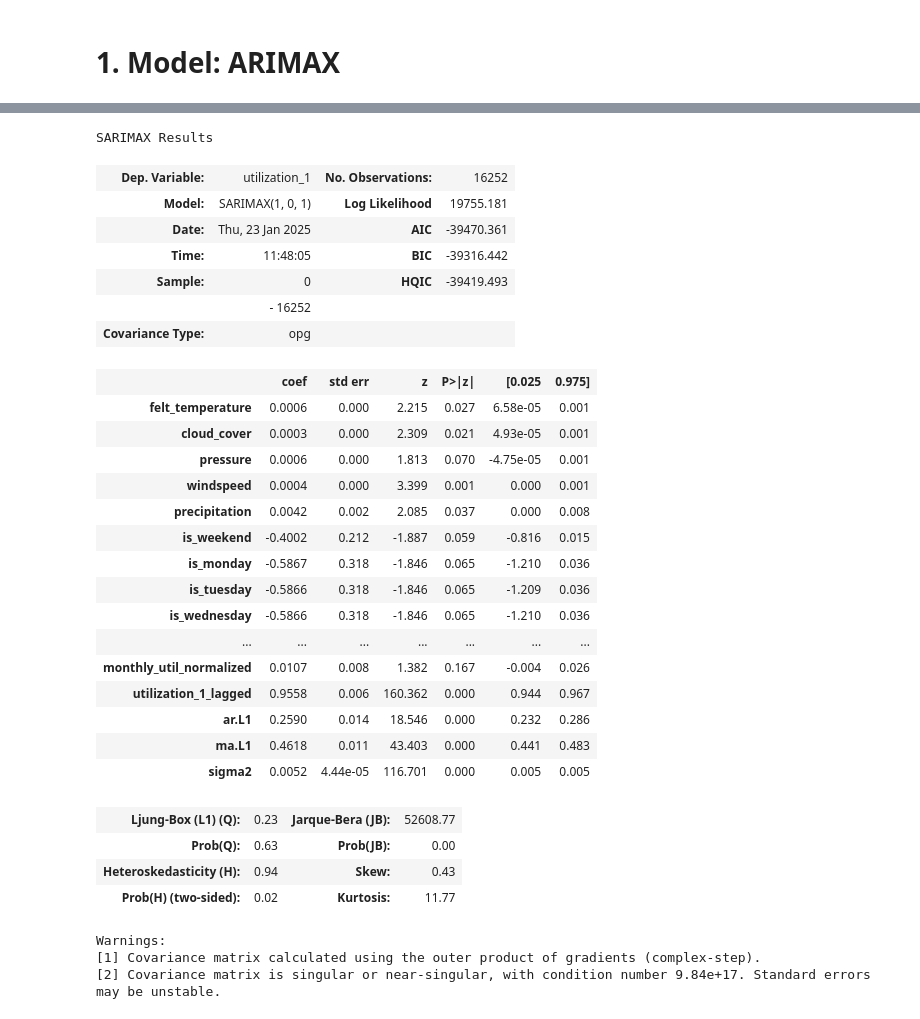
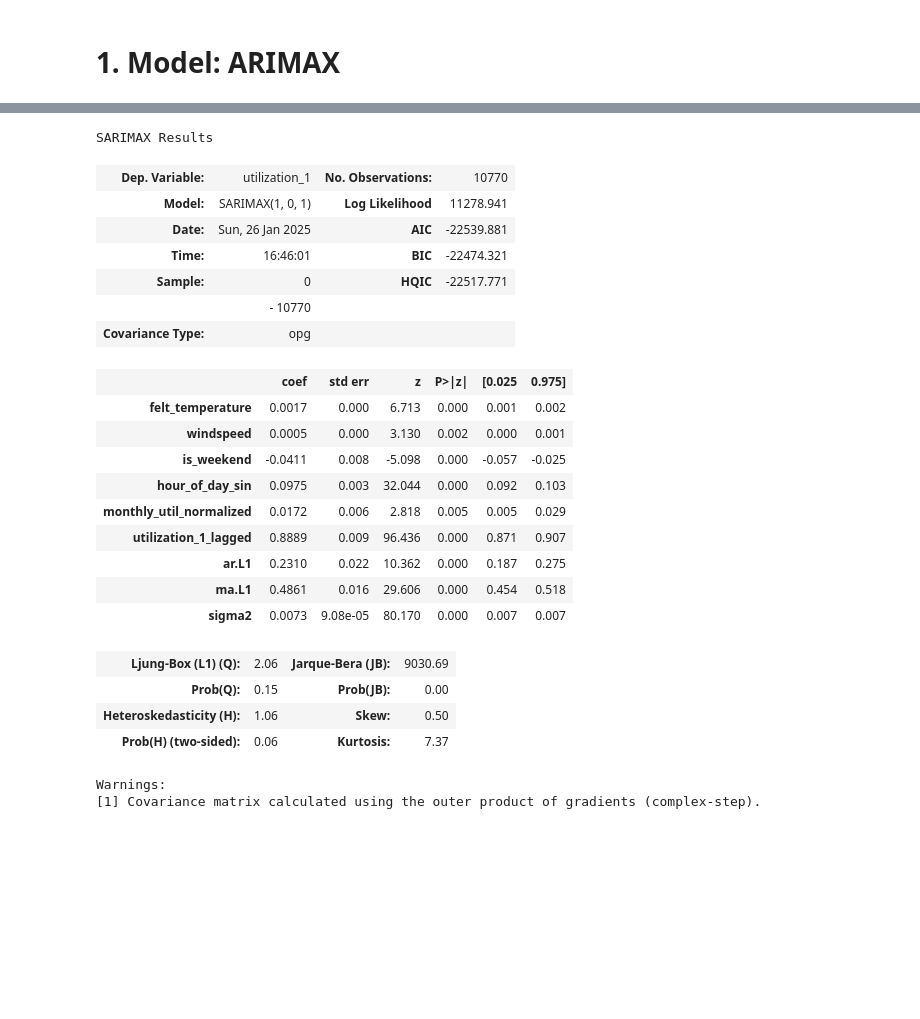
Before and after one commit to JanRkck/AA24, a Jupyter notebook: Utilization_Rate.ipynb, the cells around one changed output, grey strips where cells are left out. Saved outputs shown, nothing was run; the diff lists cells and outputs as text; code cells hidden in the pictures; blank space fills up the shorter version.

Commit message:
added models: ARIMAX and LSTM (both sites)

```diff
--- a/Utilization_Rate.ipynb
+++ b/Utilization_Rate.ipynb
@@ -421,3 +423,4 @@ def split_merged_data(merged_df):
     return utilization_1_df, utilization_2_df
 # %%
 utilization_1_df, utilization_2_df = split_merged_data(merged_df)
+utilization_1_df = utilization_1_df.reset_index(drop=True)
@@ -469,7 +472,6 @@ def add_features(df):
     monthly_avg_normalized = monthly_avg / monthly_avg.max()
     df = df.merge(monthly_avg_normalized, on='month', suffixes=('', '_normalized'))
 
-
     # Add lagged utilization
     if 'utilization_1' in df:
         df['utilization_1_lagged'] = df['utilization_1'].shift(1)
@@ -478,4 +480,9 @@ def add_features(df):
         df['utilization_2_lagged'] = df['utilization_2'].shift(1)
         df.rename(columns={'utilization_2_normalized': 'monthly_util_normalized'}, inplace=True)
 
+    # Add lockdown feature
+    lockdown_start = pd.Timestamp(2020, 8, 3, 22, 0)
+    lockdown_end = pd.Timestamp(2020, 11, 18, 11, 0)
+    df['is_lockdown'] = ((df['hour'] >= lockdown_start) & (df['hour'] <= lockdown_end)).astype(int)
+
     return df
@@ -510,0 +489,8 @@ Index(['hour', 'utilization_1', 'temperature', 'cloud_cover', 'pressure',
+# %%
+utilization_1_df['original_order'] = utilization_1_df.index
+utilization_1_df = add_features(utilization_1_df)
+utilization_1_df = utilization_1_df.sort_values('original_order').drop(columns='original_order').reset_index(drop=True)
+
+utilization_2_df['original_order'] = utilization_2_df.index
+utilization_2_df = add_features(utilization_2_df)
+utilization_2_df = utilization_2_df.sort_values('original_order').drop(columns='original_order').reset_index(drop=True)
@@ -588,0 +797,2 @@ TypeError: 'float' object cannot be interpreted as an integer
+# %%
+arimax_model_site_1, all_actuals_arimax_site_1, all_predictions_arimax_site_1, holdout_predictions_arimax_site_1 = train_arimax_with_holdout_site_1(utilization_1_df)
@@ -589,34 +817,27 @@ TypeError: 'float' object cannot be interpreted as an integer
 # %%
-model_fit_1.summary()
+arimax_model_site_1.summary()
 # %% [output]
 SARIMAX Results
-| Dep. Variable: | utilization_1 | No. Observations: | 16252 |
-| Model: | SARIMAX(1, 0, 1) | Log Likelihood | 19755.181 |
-| Date: | Thu, 23 Jan 2025 | AIC | -39470.361 |
-| Time: | 11:48:05 | BIC | -39316.442 |
-| Sample: | 0 | HQIC | -39419.493 |
-|  | - 16252 |  |  |
+| Dep. Variable: | utilization_1 | No. Observations: | 10770 |
+| Model: | SARIMAX(1, 0, 1) | Log Likelihood | 11278.941 |
+| Date: | Sun, 26 Jan 2025 | AIC | -22539.881 |
+| Time: | 16:46:01 | BIC | -22474.321 |
+| Sample: | 0 | HQIC | -22517.771 |
+|  | - 10770 |  |  |
 | Covariance Type: | opg |  |  |
 |  | coef | std err | z | P>|z| | [0.025 | 0.975] |
-| felt_temperature | 0.0006 | 0.000 | 2.215 | 0.027 | 6.58e-05 | 0.001 |
-| cloud_cover | 0.0003 | 0.000 | 2.309 | 0.021 | 4.93e-05 | 0.001 |
-| pressure | 0.0006 | 0.000 | 1.813 | 0.070 | -4.75e-05 | 0.001 |
-| windspeed | 0.0004 | 0.000 | 3.399 | 0.001 | 0.000 | 0.001 |
-| precipitation | 0.0042 | 0.002 | 2.085 | 0.037 | 0.000 | 0.008 |
-| is_weekend | -0.4002 | 0.212 | -1.887 | 0.059 | -0.816 | 0.015 |
-| is_monday | -0.5867 | 0.318 | -1.846 | 0.065 | -1.210 | 0.036 |
-| is_tuesday | -0.5866 | 0.318 | -1.846 | 0.065 | -1.209 | 0.036 |
-| is_wednesday | -0.5866 | 0.318 | -1.846 | 0.065 | -1.210 | 0.036 |
-| ... | ... | ... | ... | ... | ... | ... |
-| monthly_util_normalized | 0.0107 | 0.008 | 1.382 | 0.167 | -0.004 | 0.026 |
-| utilization_1_lagged | 0.9558 | 0.006 | 160.362 | 0.000 | 0.944 | 0.967 |
-| ar.L1 | 0.2590 | 0.014 | 18.546 | 0.000 | 0.232 | 0.286 |
-| ma.L1 | 0.4618 | 0.011 | 43.403 | 0.000 | 0.441 | 0.483 |
-| sigma2 | 0.0052 | 4.44e-05 | 116.701 | 0.000 | 0.005 | 0.005 |
+| felt_temperature | 0.0017 | 0.000 | 6.713 | 0.000 | 0.001 | 0.002 |
+| windspeed | 0.0005 | 0.000 | 3.130 | 0.002 | 0.000 | 0.001 |
+| is_weekend | -0.0411 | 0.008 | -5.098 | 0.000 | -0.057 | -0.025 |
+| hour_of_day_sin | 0.0975 | 0.003 | 32.044 | 0.000 | 0.092 | 0.103 |
+| monthly_util_normalized | 0.0172 | 0.006 | 2.818 | 0.005 | 0.005 | 0.029 |
+| utilization_1_lagged | 0.8889 | 0.009 | 96.436 | 0.000 | 0.871 | 0.907 |
+| ar.L1 | 0.2310 | 0.022 | 10.362 | 0.000 | 0.187 | 0.275 |
+| ma.L1 | 0.4861 | 0.016 | 29.606 | 0.000 | 0.454 | 0.518 |
+| sigma2 | 0.0073 | 9.08e-05 | 80.170 | 0.000 | 0.007 | 0.007 |
-| Ljung-Box (L1) (Q): | 0.23 | Jarque-Bera (JB): | 52608.77 |
-| Prob(Q): | 0.63 | Prob(JB): | 0.00 |
-| Heteroskedasticity (H): | 0.94 | Skew: | 0.43 |
-| Prob(H) (two-sided): | 0.02 | Kurtosis: | 11.77 |
+| Ljung-Box (L1) (Q): | 2.06 | Jarque-Bera (JB): | 9030.69 |
+| Prob(Q): | 0.15 | Prob(JB): | 0.00 |
+| Heteroskedasticity (H): | 1.06 | Skew: | 0.50 |
+| Prob(H) (two-sided): | 0.06 | Kurtosis: | 7.37 |
 Warnings:
 [1] Covariance matrix calculated using the outer product of gradients (complex-step).
-[2] Covariance matrix is singular or near-singular, with condition number 9.84e+17. Standard errors may be unstable.
```
Also changed, not shown: parts of 51 cells of this notebook.
